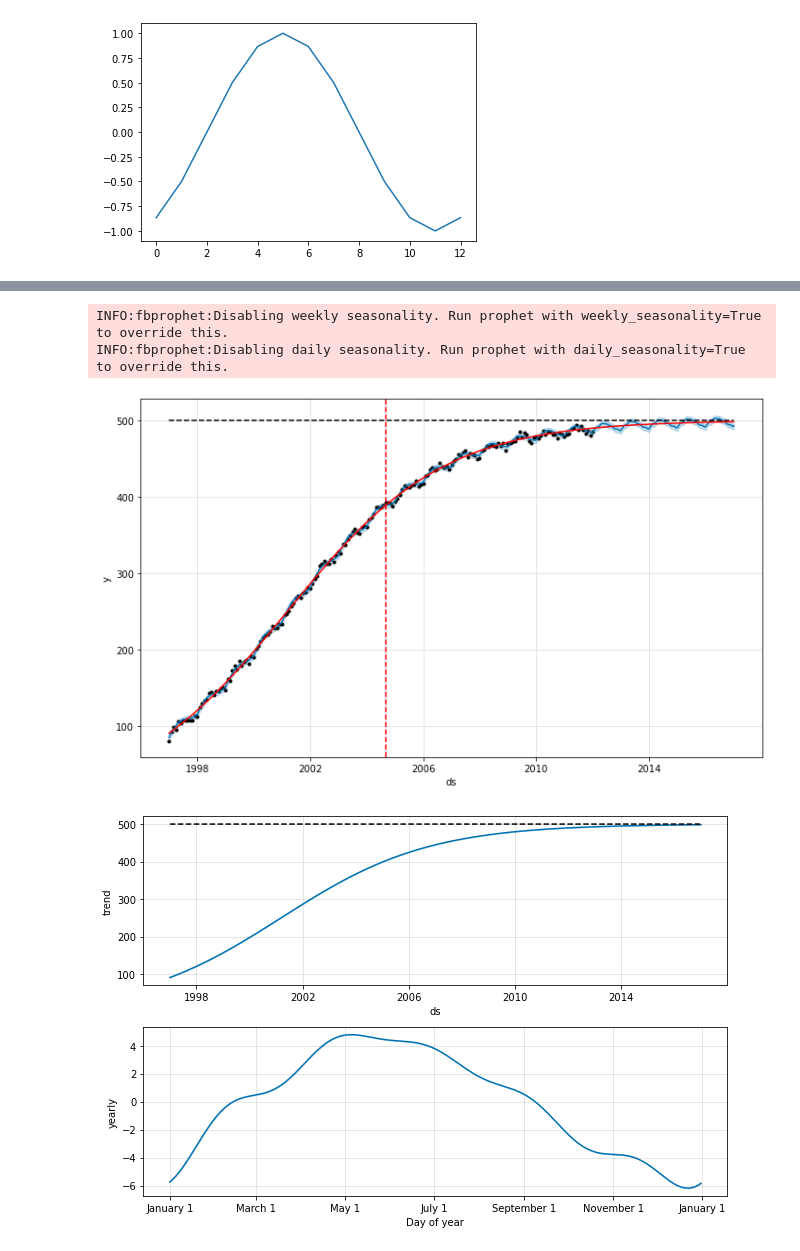
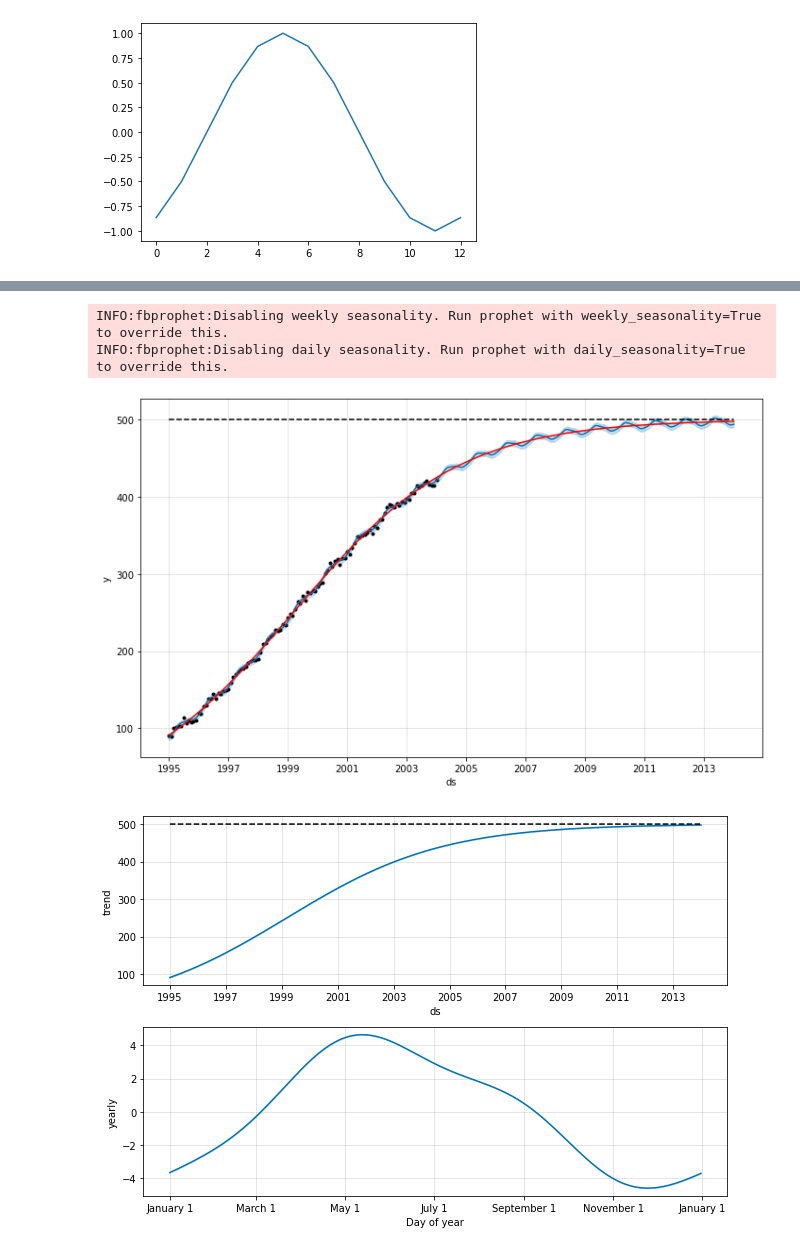
Before and after one commit to raffg/prophet_forecasting, a Jupyter notebook: wolves_logistic_growth.ipynb, the cells around one changed output, grey strips where cells are left out. Saved outputs shown, nothing was run; the diff lists cells and outputs as text; code cells hidden in the pictures.

```diff
--- a/wolves_logistic_growth.ipynb
+++ b/wolves_logistic_growth.ipynb
@@ -229,5 +229,5 @@ df.head()
 # %%
-x = pd.to_datetime(pd.date_range('1997-01','2012-02', freq='M').strftime("%Y-%b").tolist())
+x = pd.to_datetime(pd.date_range('1995-01','2004-02', freq='M').strftime("%Y-%b").tolist())
 y = [1 / (1 + np.e ** (-.03 * (val - 50))) for val in range(len(x))]  # create logistic curve
 y = [y[idx] + .01 * np.sin((idx - 2) * (360 / 12) * (np.pi / 180)) for idx in range(len(y))]  # add sinusoidal variation
 y = [val + random.uniform(-.01, .01) for val in y]  # add noise
@@ -249,22 +249,22 @@ df['cap'] = cap
 # df['floor'] = floor
 # %%
 prophet = Prophet(growth='logistic',
-                  yearly_seasonality=5)
+                  yearly_seasonality=3)
 prophet.fit(df)
-future = prophet.make_future_dataframe(periods=365 * 5, freq='D')
+future = prophet.make_future_dataframe(periods=365 * 10, freq='D')
 future['cap'] = cap
 future['floor'] = floor
 forecast = prophet.predict(future)
 fig = prophet.plot(forecast)
 a = add_changepoints_to_plot(fig.gca(), prophet, forecast)
 plt.show()
 fig2 = prophet.plot_components(forecast)
 plt.show()
 # %% [output]
 INFO:fbprophet:Disabling weekly seasonality. Run prophet with weekly_seasonality=True to override this.
 INFO:fbprophet:Disabling daily seasonality. Run prophet with daily_seasonality=True to override this.
-[figure, old version]
+[figure, new version]
-[figure, old version]
+[figure, new version]
 # %%
 df2 = df.copy()
 df2['y'] = cap - df2['y']
```
Also changed, not shown: parts of 8 cells of this notebook, 1 other file.
